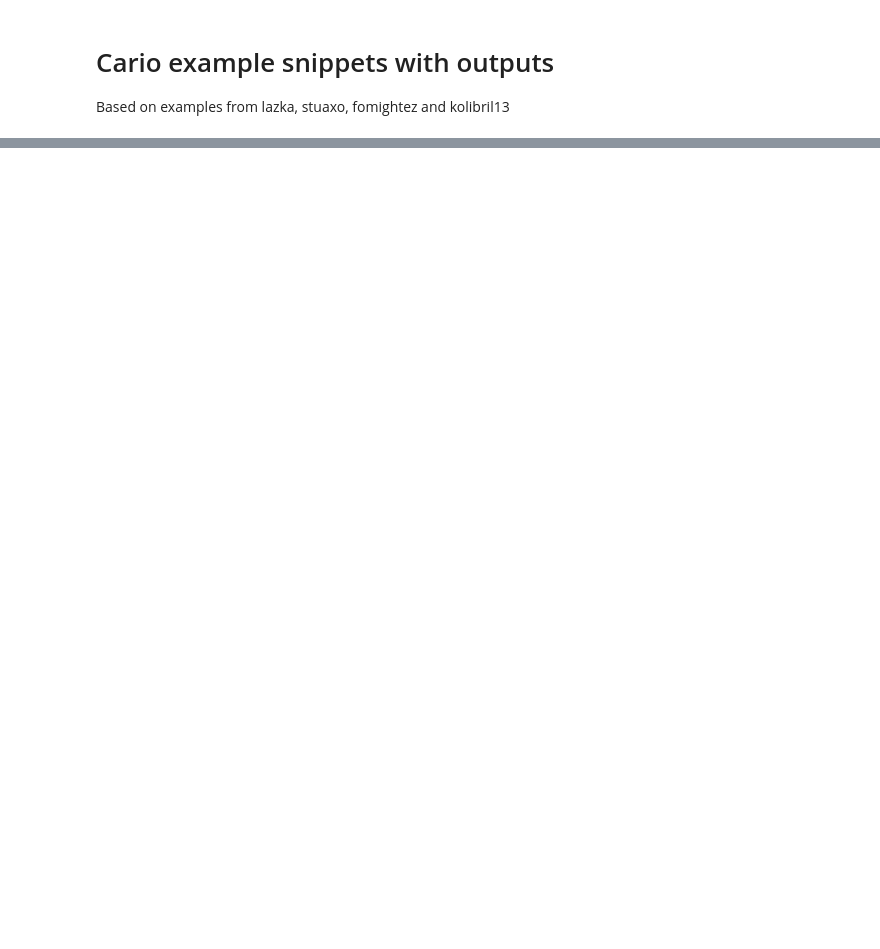
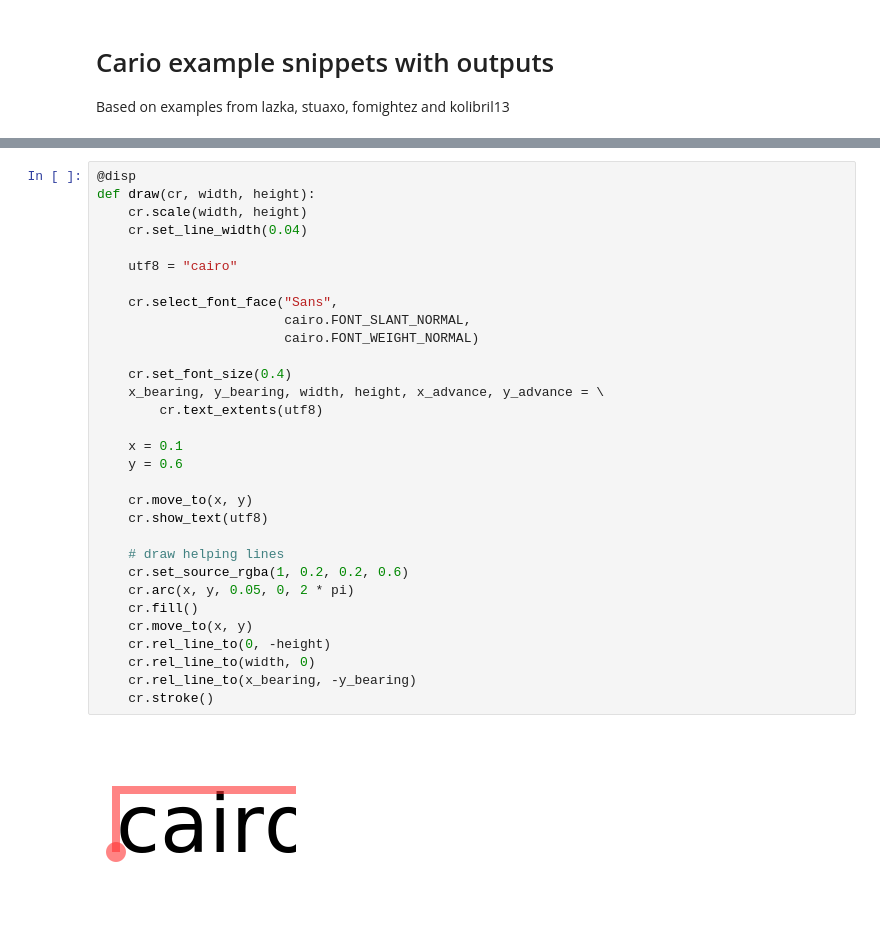
Before and after one commit to pygobject/pycairo, a Jupyter notebook: examples/pycairo_examples.ipynb, the cells around one changed output, grey strips where cells are left out. Saved outputs shown, nothing was run; the diff lists cells and outputs as text; blank space fills up the shorter version.

```diff
--- a/examples/cairo_snippets/snippets/pycairo_snipplets_minimal_examples.ipynb
+++ b/examples/pycairo_examples.ipynb
@@ -661,0 +509,33 @@ Out()
+# %%
+@disp
+def draw(cr, width, height):
+    cr.scale(width, height)
+    cr.set_line_width(0.04)
+
+    utf8 = "cairo"
+
+    cr.select_font_face("Sans",
+                        cairo.FONT_SLANT_NORMAL,
+                        cairo.FONT_WEIGHT_NORMAL)
+
+    cr.set_font_size(0.4)
+    x_bearing, y_bearing, width, height, x_advance, y_advance = \
+        cr.text_extents(utf8)
+
+    x = 0.1
+    y = 0.6
+
+    cr.move_to(x, y)
+    cr.show_text(utf8)
+
+    # draw helping lines
+    cr.set_source_rgba(1, 0.2, 0.2, 0.6)
+    cr.arc(x, y, 0.05, 0, 2 * pi)
+    cr.fill()
+    cr.move_to(x, y)
+    cr.rel_line_to(0, -height)
+    cr.rel_line_to(width, 0)
+    cr.rel_line_to(x_bearing, -y_bearing)
+    cr.stroke()
+# %% [output]
+[figure, added]
```
Also changed, not shown: parts of 45 cells of this notebook.
